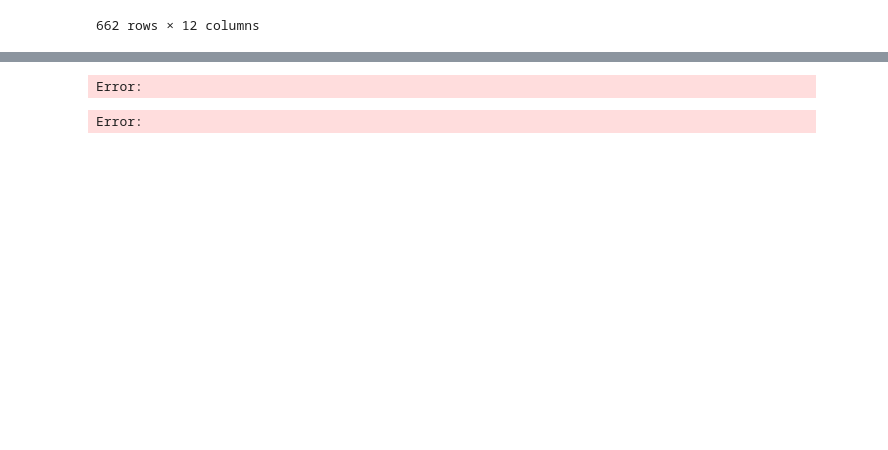
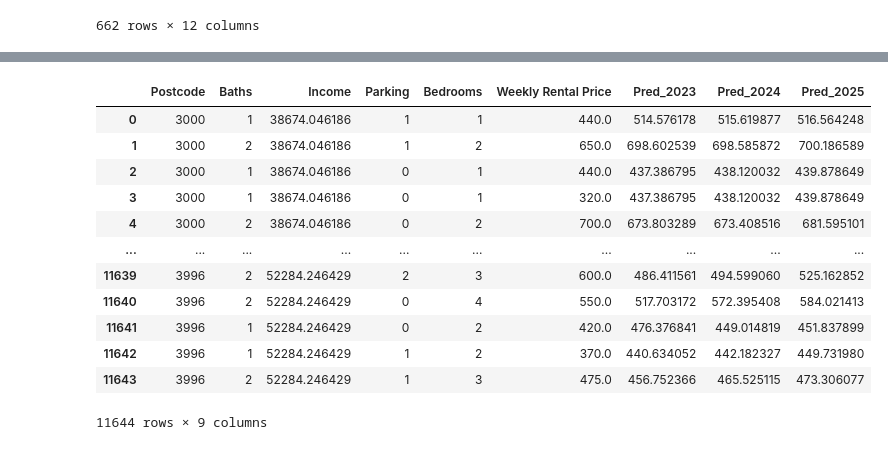
Before and after one commit to MAST30034-Applied-Data-Science/generic-real-estate-consulting-project-group50, a Jupyter notebook: draft works/RF_Model.ipynb, the cells around one changed output, grey strips where cells are left out. Saved outputs shown, nothing was run; the diff lists cells and outputs as text; code cells hidden in the pictures; blank space fills up the shorter version.

```diff
--- a/draft works/RF_Model.ipynb
+++ b/draft works/RF_Model.ipynb
@@ -261,0 +255,14 @@ data_2025
+# %%
+data_2025 = data.drop(columns=['Income','Weekly Rental Price'])
+
+data_2025 = data_2025.merge(inc_2025, on='Postcode', how='left')
+
+data_2025 = data_2025.rename(columns={'2025' : 'Income'})
+
+order = ['Postcode','Baths','Income','Parking','Bedrooms']
+
+data_2025 = data_2025[order]
+
+data_2025 = data_2025.fillna(40000)
+
+data_2025
@@ -285,15 +287,29 @@ Feature names seen at fit time, yet now missing:
 # %%
-data_2023 = data_2023[['Postcode','Pred_2023']]
-data_2024 = data_2024[['Postcode','Pred_2024']]
-data_2025 = data_2025[['Postcode','Pred_2025']]
+data_2023 = data_2023[['Pred_2023']]
+data_2024 = data_2024[['Pred_2024']]
+data_2025 = data_2025[['Pred_2025']]
-# %%
-data = pd.merge(data_2023, data, how='inner', on=['Postcode'])
-data = pd.merge(data_2024, data, how='inner', on=['Postcode'])
-data = pd.merge(data_2025, data, how='inner', on=['Postcode'])
-data
-# %% [output]
-Error:
-Error:
+# %%
+data = pd.concat([data,data_2023], axis=1)
+
+data = pd.concat([data,data_2024], axis=1)
+
+data = pd.concat([data,data_2025], axis=1)
+
+data
+# %% [output]
+|  | Postcode | Baths | Income | Parking | Bedrooms | Weekly Rental Price | Pred_2023 | Pred_2024 | Pred_2025 |
+| 0 | 3000 | 1 | 38674.046186 | 1 | 1 | 440.0 | 514.576178 | 515.619877 | 516.564248 |
+| 1 | 3000 | 2 | 38674.046186 | 1 | 2 | 650.0 | 698.602539 | 698.585872 | 700.186589 |
+| 2 | 3000 | 1 | 38674.046186 | 0 | 1 | 440.0 | 437.386795 | 438.120032 | 439.878649 |
+| 3 | 3000 | 1 | 38674.046186 | 0 | 1 | 320.0 | 437.386795 | 438.120032 | 439.878649 |
+| 4 | 3000 | 2 | 38674.046186 | 0 | 2 | 700.0 | 673.803289 | 673.408516 | 681.595101 |
+| ... | ... | ... | ... | ... | ... | ... | ... | ... | ... |
+| 11639 | 3996 | 2 | 52284.246429 | 2 | 3 | 600.0 | 486.411561 | 494.599060 | 525.162852 |
+| 11640 | 3996 | 2 | 52284.246429 | 0 | 4 | 550.0 | 517.703172 | 572.395408 | 584.021413 |
+| 11641 | 3996 | 1 | 52284.246429 | 0 | 2 | 420.0 | 476.376841 | 449.014819 | 451.837899 |
+| 11642 | 3996 | 1 | 52284.246429 | 1 | 2 | 370.0 | 440.634052 | 442.182327 | 449.731980 |
+| 11643 | 3996 | 2 | 52284.246429 | 1 | 3 | 475.0 | 456.752366 | 465.525115 | 473.306077 |
+11644 rows × 9 columns
 # %%
 data['rate_2023'] = (data['Pred_2023'] - data['Weekly Rental Price'])/data['Weekly Rental Price']
 data['rate_2024'] = (data['Pred_2024'] - data['Pred_2023'])/data['Pred_2023']
```
Also changed, not shown: parts of 13 cells of this notebook.
